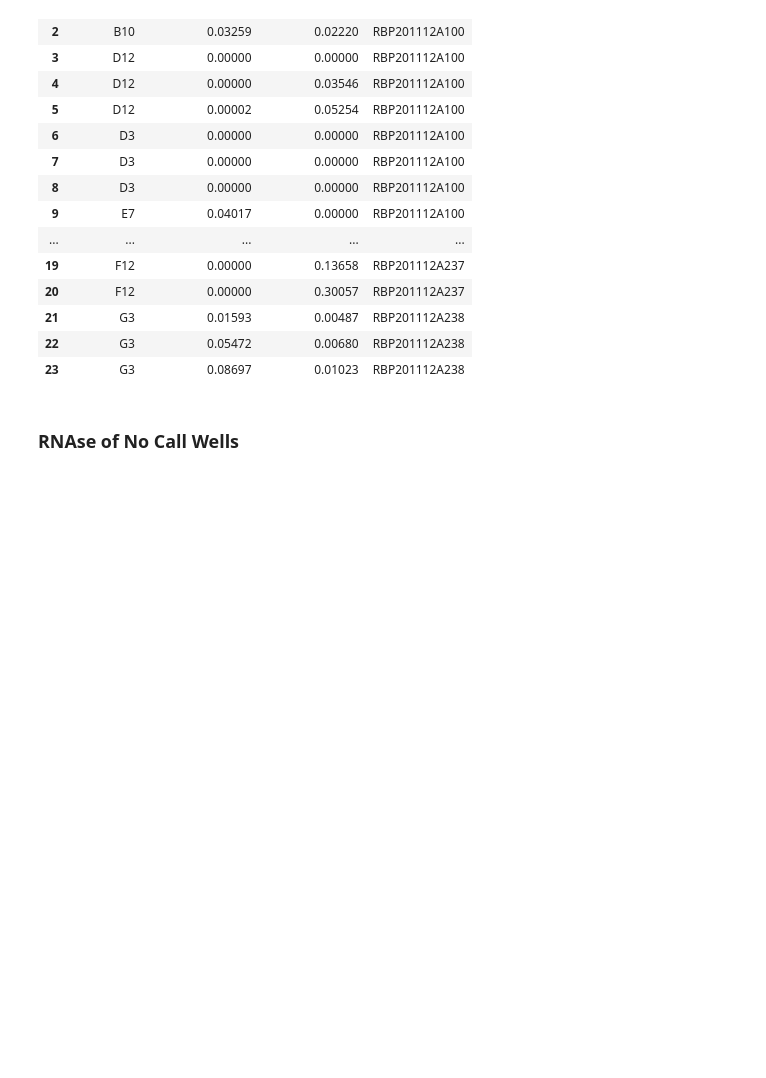
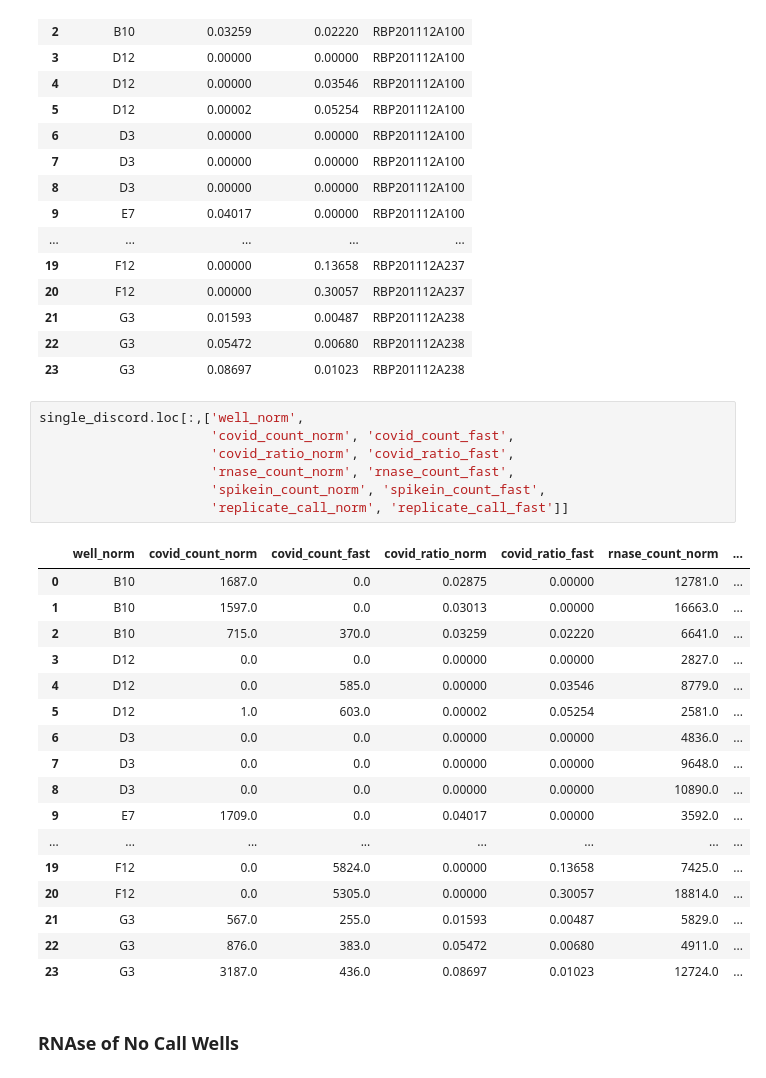
Before and after one commit to gh-bshih/g19_analysis, a Jupyter notebook: 201217_FastConcordance#2.ipynb, the cells around one changed output. Saved outputs shown, nothing was run; the diff lists cells and outputs as text; blank space fills up the shorter version.

Commit message:
added discordant table

```diff
--- a/201217_FastConcordance#2.ipynb
+++ b/201217_FastConcordance#2.ipynb
@@ -315,6 +315,31 @@ single_discord.loc[:, ['well_norm', 'covid_ratio_norm', 'covid_ratio_fast', 'RBP
 | 21 | G3 | 0.01593 | 0.00487 | RBP201112A238 |
 | 22 | G3 | 0.05472 | 0.00680 | RBP201112A238 |
 | 23 | G3 | 0.08697 | 0.01023 | RBP201112A238 |
+# %%
+single_discord.loc[:,['well_norm',
+                      'covid_count_norm', 'covid_count_fast',
+                      'covid_ratio_norm', 'covid_ratio_fast',
+                      'rnase_count_norm', 'rnase_count_fast',
+                      'spikein_count_norm', 'spikein_count_fast',
+                      'replicate_call_norm', 'replicate_call_fast']]
+# %% [output]
+|  | well_norm | covid_count_norm | covid_count_fast | covid_ratio_norm | covid_ratio_fast | rnase_count_norm | ... |
+| 0 | B10 | 1687.0 | 0.0 | 0.02875 | 0.00000 | 12781.0 | ... |
+| 1 | B10 | 1597.0 | 0.0 | 0.03013 | 0.00000 | 16663.0 | ... |
+| 2 | B10 | 715.0 | 370.0 | 0.03259 | 0.02220 | 6641.0 | ... |
+| 3 | D12 | 0.0 | 0.0 | 0.00000 | 0.00000 | 2827.0 | ... |
+| 4 | D12 | 0.0 | 585.0 | 0.00000 | 0.03546 | 8779.0 | ... |
+| 5 | D12 | 1.0 | 603.0 | 0.00002 | 0.05254 | 2581.0 | ... |
+| 6 | D3 | 0.0 | 0.0 | 0.00000 | 0.00000 | 4836.0 | ... |
+| 7 | D3 | 0.0 | 0.0 | 0.00000 | 0.00000 | 9648.0 | ... |
+| 8 | D3 | 0.0 | 0.0 | 0.00000 | 0.00000 | 10890.0 | ... |
+| 9 | E7 | 1709.0 | 0.0 | 0.04017 | 0.00000 | 3592.0 | ... |
+| ... | ... | ... | ... | ... | ... | ... | ... |
+| 19 | F12 | 0.0 | 5824.0 | 0.00000 | 0.13658 | 7425.0 | ... |
+| 20 | F12 | 0.0 | 5305.0 | 0.00000 | 0.30057 | 18814.0 | ... |
+| 21 | G3 | 567.0 | 255.0 | 0.01593 | 0.00487 | 5829.0 | ... |
+| 22 | G3 | 876.0 | 383.0 | 0.05472 | 0.00680 | 4911.0 | ... |
+| 23 | G3 | 3187.0 | 436.0 | 0.08697 | 0.01023 | 12724.0 | ... |
 # %% [markdown]
 ### RNAse of No Call Wells
 # %%
```
Also changed, not shown: parts of 1 cell of this notebook.
